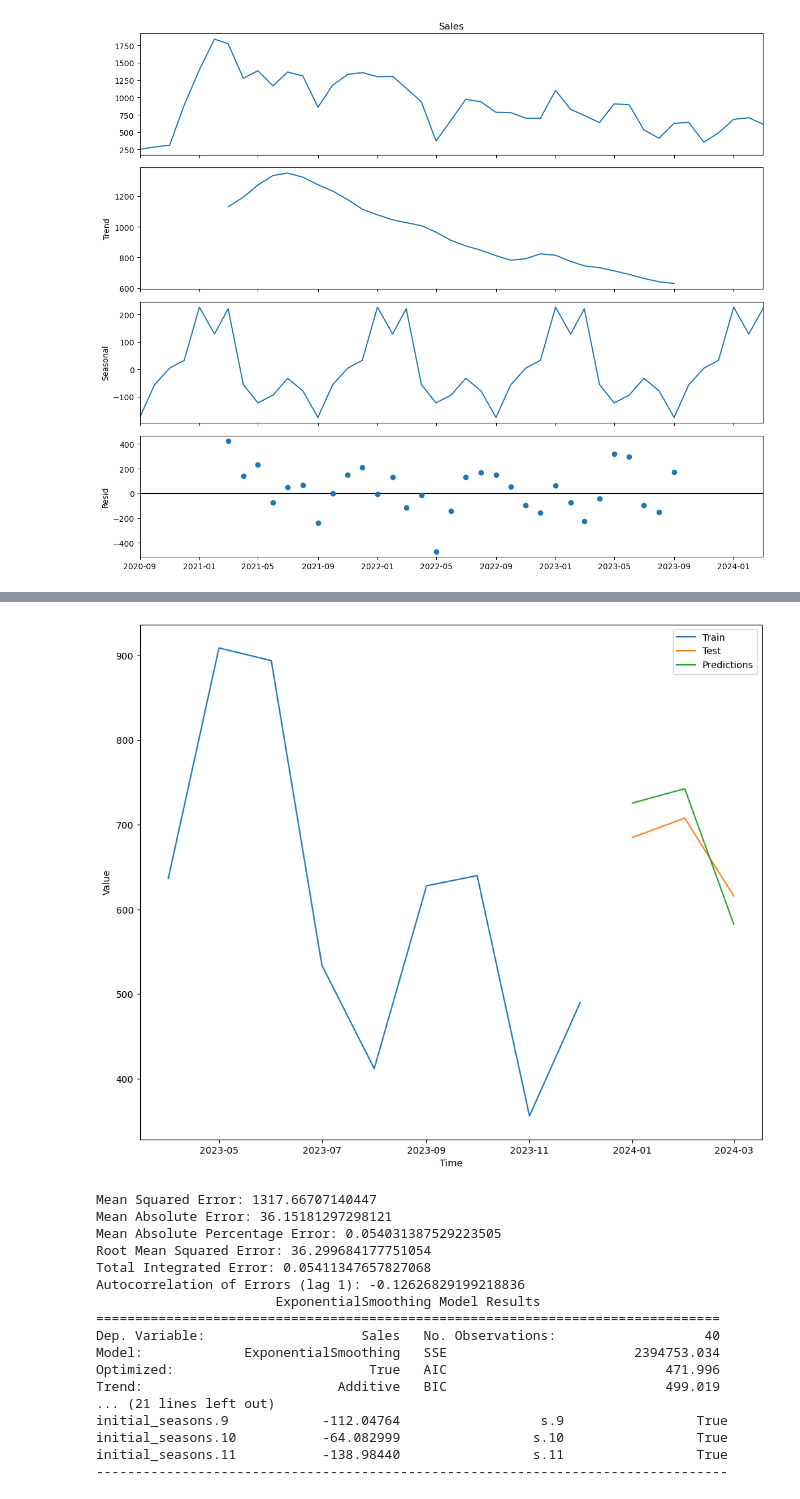
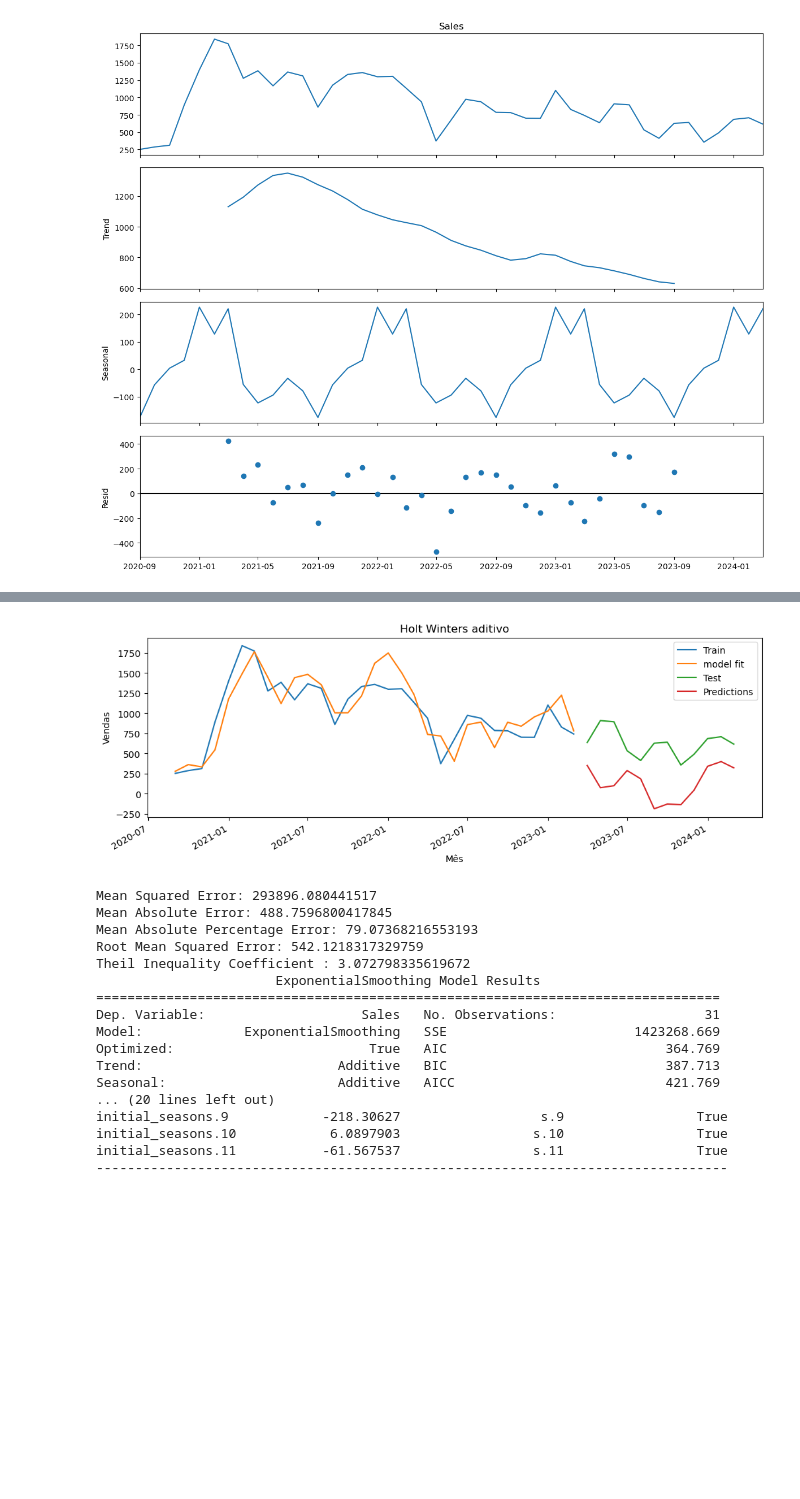
Before and after one commit to vgarciasouza/tcc-mba-usp, a Jupyter notebook: timeseries.ipynb, the cells around one changed output, grey strips where cells are left out. Cells and saved outputs as stored; diff of their text form; code cells hidden in the pictures; blank space fills up the shorter version.

```diff
--- a/timeseries.ipynb
+++ b/timeseries.ipynb
@@ -26,3 +21,7 @@ chart_train_period = 12 - test_periods
 # %%
 data = all_monthly
+# %%
+#definicao de periodos para teste
+test_periods = 12
+chart_train_period = data.shape[0] - test_periods
 # %%
@@ -74,4 +90,21 @@ seasonalDecompose.plot();
 # %%
 train = data[:- test_periods]
 test = data[-test_periods:]
+# %%
+def theil_ineq(predictions, test):
+    num = []
+    den = []
+    for i in range(len(predictions) - 1):
+        num_n = ((predictions[(i + 1)] - test['Sales'][(i +1)]) / test['Sales'][i])**2
+        num.append(num_n)
+
+        den_n = ((test['Sales'][(i +1)] - test['Sales'][i]) / test['Sales'][i])**2
+        den.append(den_n)
+
+    numerador = np.sum(num)
+    denominador = np.sum(den)
+    div = numerador / denominador
+    tic = np.sqrt(div)
+
+    return tic
 # %%
@@ -199,57 +244,61 @@ model = ExponentialSmoothing(train, trend='add', seasonal='add', seasonal_period
 
 model_fit = model.fit()
 
 predictions = model_fit.forecast(steps=test_periods)
 
+plt.figure(figsize=(12, 4))
 plt.plot(train[-chart_train_period:], label='Train')
+model_fit.fittedvalues.plot(label='model fit')
 plt.plot(test, label='Test')
 plt.plot(predictions, label='Predictions')
-plt.xlabel('Time')
-plt.ylabel('Value')
+plt.title('Holt Winters aditivo')
+plt.xlabel('Mês')
+plt.ylabel('Vendas')
 plt.legend()
 plt.show()
 
 mse = mean_squared_error(test, predictions)
 mae = mean_absolute_error(test, predictions)
-mape = mean_absolute_percentage_error(test, predictions)
+mape = mean_absolute_percentage_error(test, predictions) * 100
 rmse = np.sqrt(mse)
-tic = np.sqrt(np.sum((test['Sales'] - predictions)**2) / np.sum(test['Sales']**2))
-acf1 = acf(np.array(test['Sales'] - predictions).flatten(), fft=False)[1]
+tic = theil_ineq(predictions, test)
+aic = model_fit.aic
+ljungbox = acorr_ljungbox(model_fit.resid, lags=1)['lb_pvalue'].values[0] * 100
 
 print("Mean Squared Error:", mse)
 print("Mean Absolute Error:", mae)
 print("Mean Absolute Percentage Error:", mape)
 print("Root Mean Squared Error:", rmse)
-print("Total Integrated Error:", tic)
-print("Autocorrelation of Errors (lag 1):", acf1)
+print("Theil Inequality Coefficient :", tic)
 
 print(model_fit.summary())
 
 card = {'model': 'HW-Add',
        "Mean Squared Error" : mse,
        "Mean Absolute Error" : mae,
        "Mean Absolute Percentage Error" : mape,
         "Root Mean Squared Error" : rmse,
-       "Total Integrated Error" : tic,
-       "Autocorrelation of Errors (lag 1)" : acf1}
+       "Theil Inequality Coefficient " : tic,
+       'AIC': aic,
+       'ljungbox p-value': ljungbox}
 
 result.append(card)
 # %% [output]
-[figure, old version]
+[figure, new version]
-Mean Squared Error: 1317.66707140447
-Mean Absolute Error: 36.15181297298121
-Mean Absolute Percentage Error: 0.054031387529223505
-Root Mean Squared Error: 36.299684177751054
-Total Integrated Error: 0.05411347657827068
-Autocorrelation of Errors (lag 1): -0.12626829199218836
+Mean Squared Error: 293896.080441517
+Mean Absolute Error: 488.7596800417845
+Mean Absolute Percentage Error: 79.07368216553193
+Root Mean Squared Error: 542.1218317329759
+Theil Inequality Coefficient : 3.072798335619672
                        ExponentialSmoothing Model Results
 ================================================================================
-Dep. Variable:                    Sales   No. Observations:                   40
-Model:             ExponentialSmoothing   SSE                        2394753.034
-Optimized:                         True   AIC                            471.996
-Trend:                         Additive   BIC                            499.019
-... (21 lines left out)
-initial_seasons.9            -112.04764                  s.9                 True
-initial_seasons.10           -64.082999                 s.10                 True
-initial_seasons.11           -138.98440                 s.11                 True
+Dep. Variable:                    Sales   No. Observations:                   31
+Model:             ExponentialSmoothing   SSE                        1423268.669
+Optimized:                         True   AIC                            364.769
+Trend:                         Additive   BIC                            387.713
+Seasonal:                      Additive   AICC                           421.769
+... (20 lines left out)
+initial_seasons.9            -218.30627                  s.9                 True
+initial_seasons.10            6.0897903                 s.10                 True
+initial_seasons.11           -61.567537                 s.11                 True
 ---------------------------------------------------------------------------------
```
Also changed, not shown: parts of 24 cells of this notebook.
